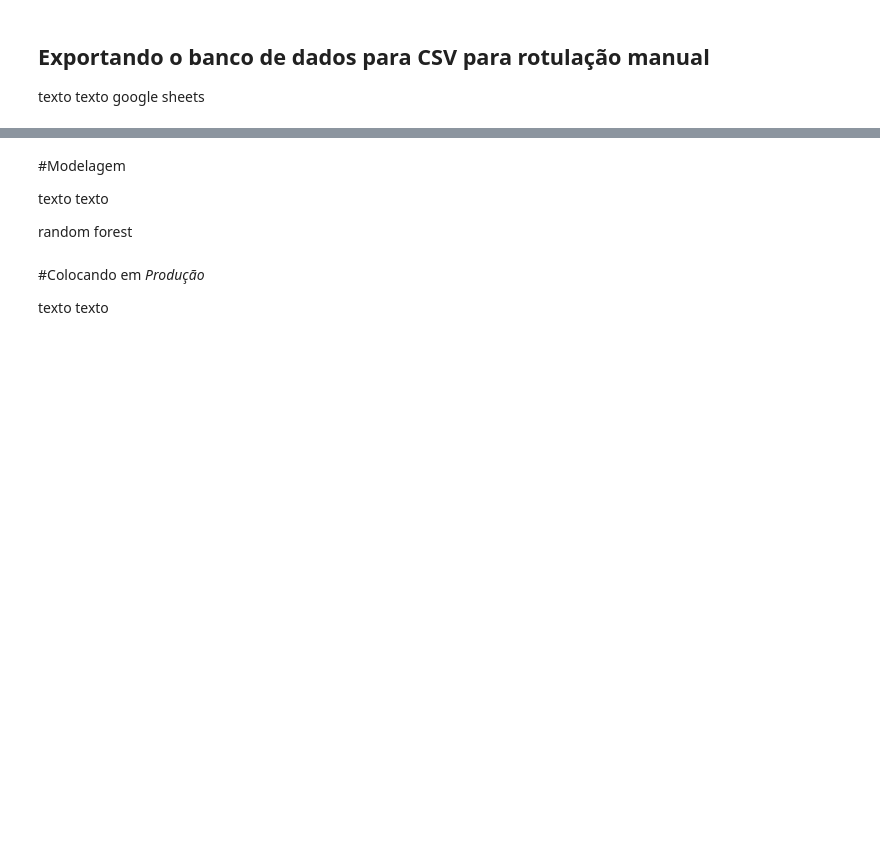
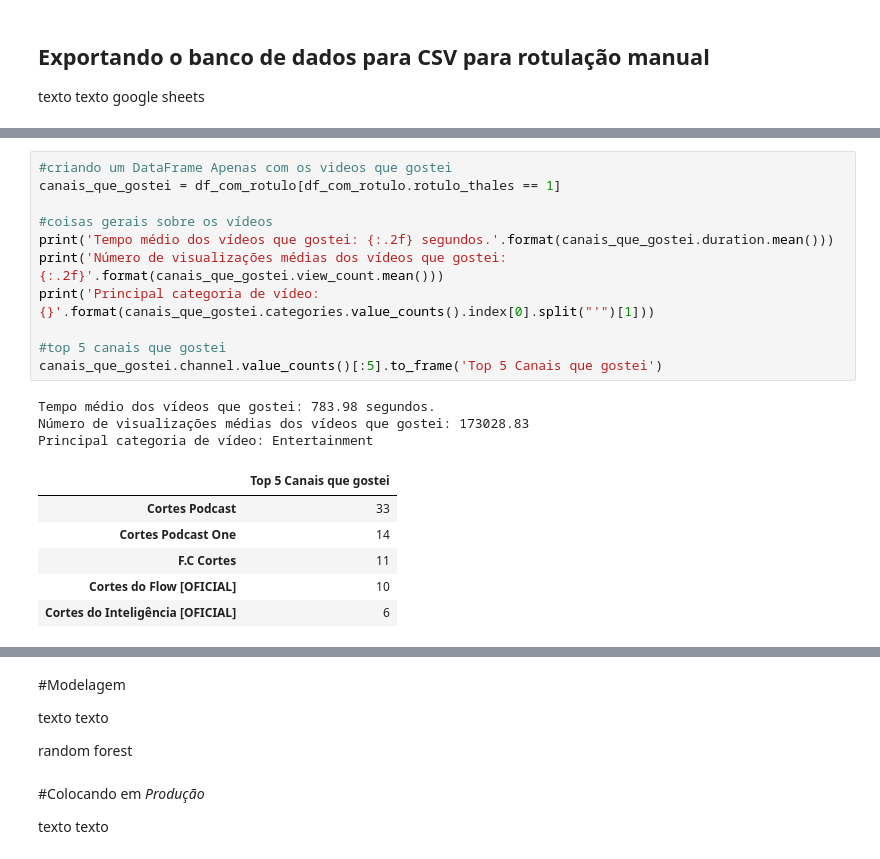
Before and after one commit to barigonta/recomendador_youtube, a Jupyter notebook: Recomendador_de_Vídeos_do_Youtube.ipynb, the cells around one changed output, grey strips where cells are left out. Cells and saved outputs as stored; diff of their text form; blank space fills up the shorter version.

```diff
--- a/Recomendador_de_Vídeos_do_Youtube.ipynb
+++ b/Recomendador_de_Vídeos_do_Youtube.ipynb
@@ -297,0 +282,21 @@ texto texto google sheets
+# %%
+#criando um DataFrame Apenas com os videos que gostei
+canais_que_gostei = df_com_rotulo[df_com_rotulo.rotulo_thales == 1]
+
+#coisas gerais sobre os vídeos
+print('Tempo médio dos vídeos que gostei: {:.2f} segundos.'.format(canais_que_gostei.duration.mean()))
+print('Número de visualizações médias dos vídeos que gostei: {:.2f}'.format(canais_que_gostei.view_count.mean()))
+print('Principal categoria de vídeo: {}'.format(canais_que_gostei.categories.value_counts().index[0].split("'")[1]))
+
+#top 5 canais que gostei
+canais_que_gostei.channel.value_counts()[:5].to_frame('Top 5 Canais que gostei')
+# %% [output]
+Tempo médio dos vídeos que gostei: 783.98 segundos.
+Número de visualizações médias dos vídeos que gostei: 173028.83
+Principal categoria de vídeo: Entertainment
+|  | Top 5 Canais que gostei |
+| Cortes Podcast | 33 |
+| Cortes Podcast One | 14 |
+| F.C Cortes | 11 |
+| Cortes do Flow [OFICIAL] | 10 |
+| Cortes do Inteligência [OFICIAL] | 6 |
```
Also changed, not shown: parts of 41 cells of this notebook.
